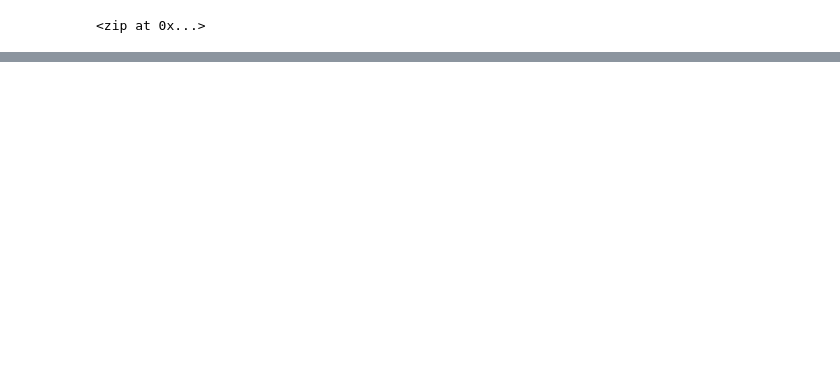
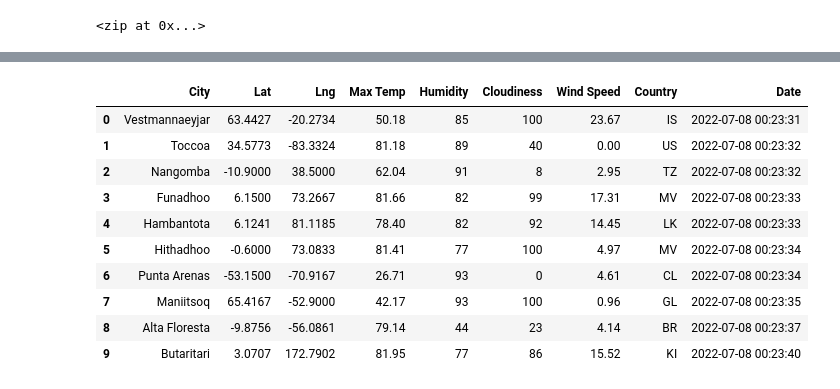
Before and after one commit to Jwag2128/World_Weather_Analysis, a Jupyter notebook: WeatherPy.ipynb, the cells around one changed output, grey strips where cells are left out. Cells and saved outputs as stored; diff of their text form; code cells hidden in the pictures; blank space fills up the shorter version.

Commit message:
Modify .gitignore and add WeatherPy file

```diff
--- a/WeatherPy.ipynb
+++ b/WeatherPy.ipynb
@@ -6,3 +14,6 @@ import numpy as np
+# %%
+# Starting URL for Weather Map API Call.
+url = "http://api.openweathermap.org/data/2.5/weather?units=Imperial&APPID=" + weather_api_key
 # %%
 # Create a set of random latitude and longitude combinations.
 lats = np.random.uniform(low=-90.000, high=90.000, size=1500)
@@ -11,5 +22,13 @@ lat_lngs = zip(lats, lngs)
 lat_lngs
 # %% [output]
 <zip at 0x...>
+# %%
+# Add the latitudes and longitudes to a list.
+coordinates = list(lat_lngs)
 # %%
 from citipy import citipy
+# %%
+# Use the print() function to display the latitude and longitude combinations.
+for coordinate in coordinates:
+    print(citipy.nearest_city(coordinate[0], coordinate[1]).city_name,
+          citipy.nearest_city(coordinate[0], coordinate[1]).country_code)
@@ -29,0 +146,16 @@ len(cities)
+# %%
+# Convert the array of dictionaries to a Pandas DataFrame.
+city_data_df = pd.DataFrame(city_data)
+city_data_df.head(10)
+# %% [output]
+|  | City | Lat | Lng | Max Temp | Humidity | Cloudiness | Wind Speed | Country | Date |
+| 0 | Vestmannaeyjar | 63.4427 | -20.2734 | 50.18 | 85 | 100 | 23.67 | IS | 2022-07-08 00:23:31 |
+| 1 | Toccoa | 34.5773 | -83.3324 | 81.18 | 89 | 40 | 0.00 | US | 2022-07-08 00:23:32 |
+| 2 | Nangomba | -10.9000 | 38.5000 | 62.04 | 91 | 8 | 2.95 | TZ | 2022-07-08 00:23:32 |
+| 3 | Funadhoo | 6.1500 | 73.2667 | 81.66 | 82 | 99 | 17.31 | MV | 2022-07-08 00:23:33 |
+| 4 | Hambantota | 6.1241 | 81.1185 | 78.40 | 82 | 92 | 14.45 | LK | 2022-07-08 00:23:33 |
+| 5 | Hithadhoo | -0.6000 | 73.0833 | 81.41 | 77 | 100 | 4.97 | MV | 2022-07-08 00:23:34 |
+| 6 | Punta Arenas | -53.1500 | -70.9167 | 26.71 | 93 | 0 | 4.61 | CL | 2022-07-08 00:23:34 |
+| 7 | Maniitsoq | 65.4167 | -52.9000 | 42.17 | 93 | 100 | 0.96 | GL | 2022-07-08 00:23:35 |
+| 8 | Alta Floresta | -9.8756 | -56.0861 | 79.14 | 44 | 23 | 4.14 | BR | 2022-07-08 00:23:37 |
+| 9 | Butaritari | 3.0707 | 172.7902 | 81.95 | 77 | 86 | 15.52 | KI | 2022-07-08 00:23:40 |
```
Also changed, not shown: parts of 7 cells of this notebook, 3 other files.
